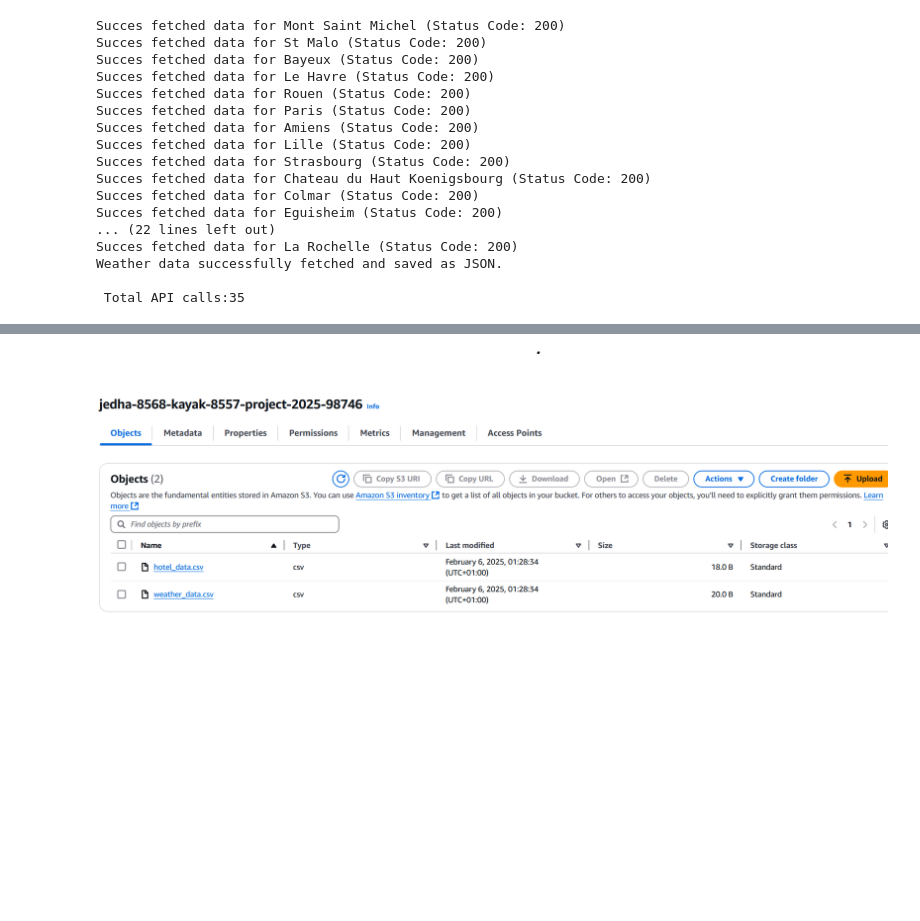
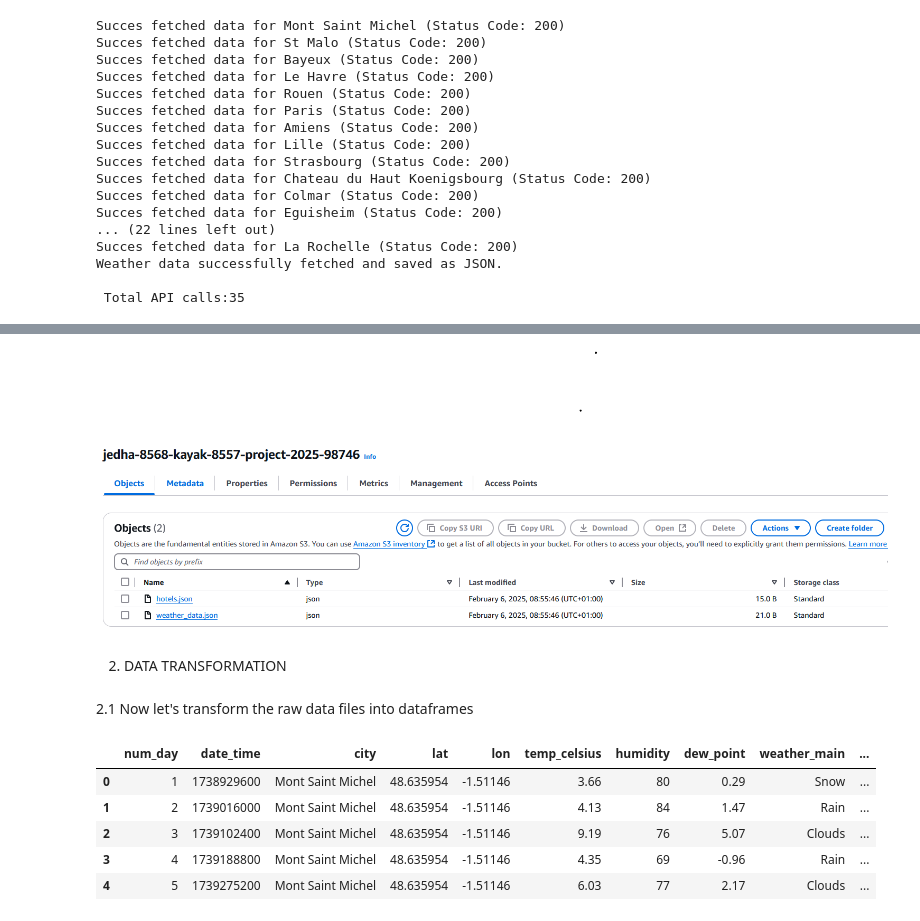
Before and after one commit to YnaPqt/data-management-kayak, a Jupyter notebook: kayak_project.ipynb, the cells around one changed output, grey strips where cells are left out. Cells and saved outputs as stored; diff of their text form; code cells hidden in the pictures; blank space fills up the shorter version.

```diff
--- a/kayak_project.ipynb
+++ b/kayak_project.ipynb
@@ -229,2 +185,24 @@ put_object2 = bucket.put_object(Key='weather_data.csv', Body='src/weather_data.c
 # %% [markdown]
-![image_s3_bucket](attachment:image.png-old)
+![image.png](attachment:image.png-new)
+# %% [markdown]
+2. DATA TRANSFORMATION
+# %% [markdown]
+2.1 Now let's transform the raw data files into dataframes
+# %%
+# Transform weather data to dataframe
+weather_data = pd.read_json("src/weather_data.json")
+df_weather = pd.DataFrame(weather_data)
+
+# Modify column headers
+df_weather =df_weather.rename(columns={
+    0:'num_day',1:'date_time',2:'city',3:'lat',4:'lon',5:'temp_celsius',
+    6:'humidity',7:'dew_point',8:'weather_main',9:'weather_descrip',10:'clouds',11:'wind_speed',12:'pop'})
+
+df_weather.head(5)
+# %% [output]
+|  | num_day | date_time | city | lat | lon | temp_celsius | humidity | dew_point | weather_main | ... |
+| 0 | 1 | 1738929600 | Mont Saint Michel | 48.635954 | -1.51146 | 3.66 | 80 | 0.29 | Snow | ... |
+| 1 | 2 | 1739016000 | Mont Saint Michel | 48.635954 | -1.51146 | 4.13 | 84 | 1.47 | Rain | ... |
+| 2 | 3 | 1739102400 | Mont Saint Michel | 48.635954 | -1.51146 | 9.19 | 76 | 5.07 | Clouds | ... |
+| 3 | 4 | 1739188800 | Mont Saint Michel | 48.635954 | -1.51146 | 4.35 | 69 | -0.96 | Rain | ... |
+| 4 | 5 | 1739275200 | Mont Saint Michel | 48.635954 | -1.51146 | 6.03 | 77 | 2.17 | Clouds | ... |
```
Also changed, not shown: parts of 44 cells of this notebook, 7 other files.
